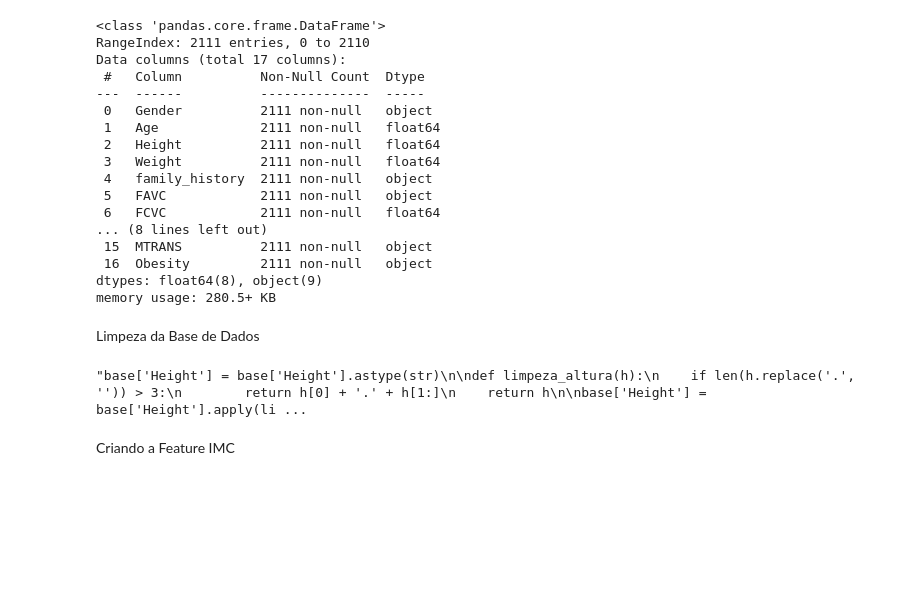
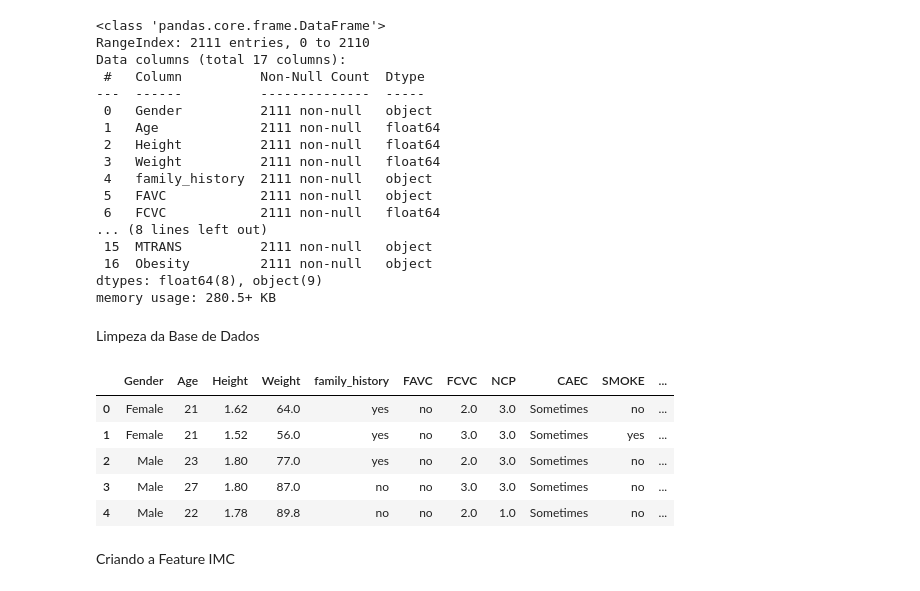
Before and after one commit to WellingtonGustavo/Modelo_Obesidade, a Jupyter notebook: notebooks/EDA.ipynb, the cells around one changed output. Saved outputs shown, nothing was run; the diff lists cells and outputs as text; code cells hidden in the pictures; blank space fills up the shorter version.

Commit message:
Limpeza aprofundada

```diff
--- a/notebooks/EDA.ipynb
+++ b/notebooks/EDA.ipynb
@@ -44,17 +46,3 @@ Limpeza da Base de Dados
 base['Age'] = base['Age'].astype(str)
 base['Age'] = base['Age'].apply(lambda x: x[:2 if len(x) > 2 else x])
 base['Age'] = pd.to_numeric(base['Age'], errors='coerce')
-# %%
-'''base['Height'] = base['Height'].astype(str)
-
-def limpeza_altura(h):
-    if len(h.replace('.', '')) > 3:
-        return h[0] + '.' + h[1:]
-    return h
-
-base['Height'] = base['Height'].apply(limpeza_altura)
-base['Height'] = pd.to_numeric(base['Height'], errors='coerce')
-
-base.loc[base['Height'] > 2.5, 'Height'] = base['Height'] / 100'''
-# %% [output]
-"base['Height'] = base['Height'].astype(str)\n\ndef limpeza_altura(h):\n    if len(h.replace('.', '')) > 3:\n        return h[0] + '.' + h[1:]\n    return h\n\nbase['Height'] = base['Height'].apply(li ...
@@ -84,15 +49,38 @@ base['Height'] = base['Height'].apply(limpeza_altura)
-# %%
-base['Weight'] = base['Weight'].astype(str)
-
-def limpeza_peso(p):
-    if len(p.replace('.', '')) > 4 and pd.to_numeric(p, errors='coerce') > 300:
-        return p[:2] + '.' + p[2:]
-    return p
-
-base['Weight'] = base['Weight'].apply(limpeza_peso)
-base['Weight'] = pd.to_numeric(base['Weight'], errors='coerce')
-
-base.loc[base['Weight'] > 300, 'Weight'] = 300
+# %%
+def limpeza_altura_peso(h):
+    if pd.isna(h):
+        return np.nan
+
+    s = str(h).strip()
+
+    s_limpa = re.sub(r'[^\d.]', '', s)
+
+    if not s_limpa:
+        return np.nan
+
+    partes = s_limpa.rsplit('.', 1)
+
+    if len(partes) > 1:
+        s_final = partes[0].replace('.', '') + '.' + partes[1]
+    else:
+        s_final = s_limpa
+
+    try:
+        return float(s_final)
+    except ValueError:
+        return np.nan
+# %%
+base['Height'] = base['Height'].apply(limpeza_altura_peso)
+base['Weight'] = base['Weight'].apply(limpeza_altura_peso)
+# %%
+base.head()
+# %% [output]
+|  | Gender | Age | Height | Weight | family_history | FAVC | FCVC | NCP | CAEC | SMOKE | ... |
+| 0 | Female | 21 | 1.62 | 64.0 | yes | no | 2.0 | 3.0 | Sometimes | no | ... |
+| 1 | Female | 21 | 1.52 | 56.0 | yes | no | 3.0 | 3.0 | Sometimes | yes | ... |
+| 2 | Male | 23 | 1.80 | 77.0 | yes | no | 2.0 | 3.0 | Sometimes | no | ... |
+| 3 | Male | 27 | 1.80 | 87.0 | no | no | 3.0 | 3.0 | Sometimes | no | ... |
+| 4 | Male | 22 | 1.78 | 89.8 | no | no | 2.0 | 1.0 | Sometimes | no | ... |
 # %% [markdown]
 Criando a Feature IMC
 # %%
```
Also changed, not shown: parts of 5 cells of this notebook, 2 other files.
